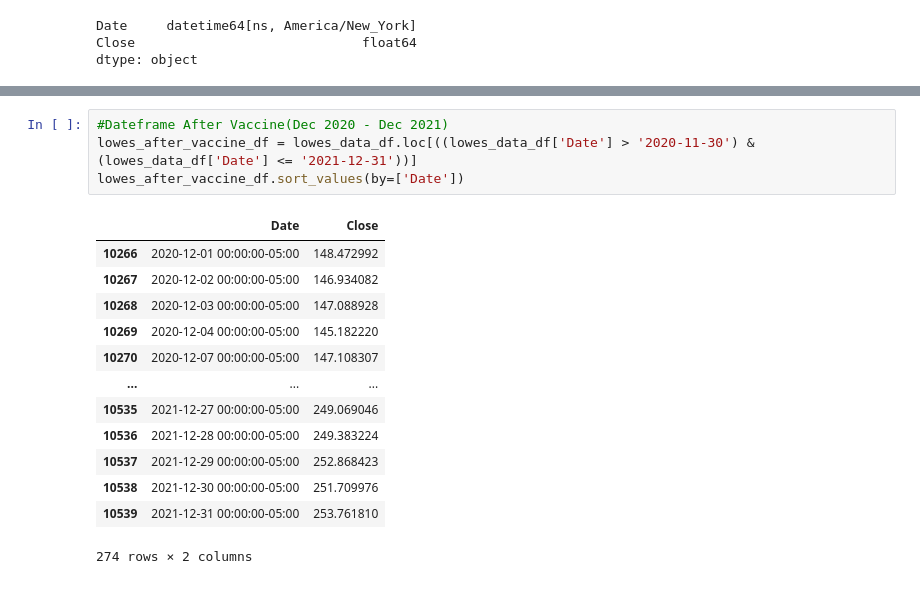
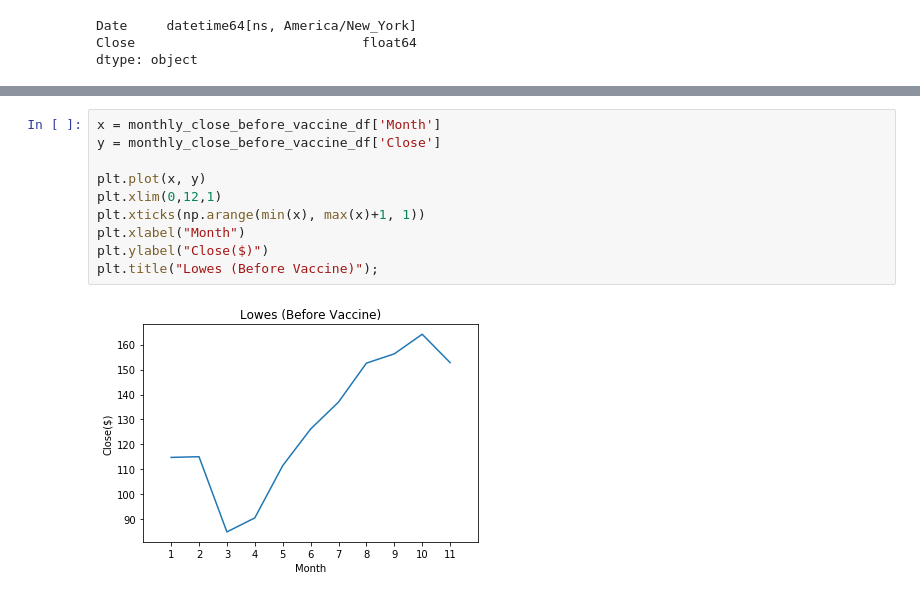
Before and after one commit to cjallow01/project-1, a Jupyter notebook: retail_covid_stocks.ipynb, the cells around one changed output, grey strips where cells are left out. Saved outputs shown, nothing was run; the diff lists cells and outputs as text.

```diff
--- a/retail_covid_stocks.ipynb
+++ b/retail_covid_stocks.ipynb
@@ -219,18 +326,12 @@ plt.title("Target(After Vaccine)");
-# %%
-#Dateframe After Vaccine(Dec 2020 - Dec 2021)
-lowes_after_vaccine_df = lowes_data_df.loc[((lowes_data_df['Date'] > '2020-11-30') & (lowes_data_df['Date'] <= '2021-12-31'))]
-lowes_after_vaccine_df.sort_values(by=['Date'])
-# %% [output]
-|  | Date | Close |
-| 10266 | 2020-12-01 00:00:00-05:00 | 148.472992 |
-| 10267 | 2020-12-02 00:00:00-05:00 | 146.934082 |
-| 10268 | 2020-12-03 00:00:00-05:00 | 147.088928 |
-| 10269 | 2020-12-04 00:00:00-05:00 | 145.182220 |
-| 10270 | 2020-12-07 00:00:00-05:00 | 147.108307 |
-| ... | ... | ... |
-| 10535 | 2021-12-27 00:00:00-05:00 | 249.069046 |
-| 10536 | 2021-12-28 00:00:00-05:00 | 249.383224 |
-| 10537 | 2021-12-29 00:00:00-05:00 | 252.868423 |
-| 10538 | 2021-12-30 00:00:00-05:00 | 251.709976 |
-| 10539 | 2021-12-31 00:00:00-05:00 | 253.761810 |
-274 rows × 2 columns
+# %%
+x = monthly_close_before_vaccine_df['Month']
+y = monthly_close_before_vaccine_df['Close']
+
+plt.plot(x, y)
+plt.xlim(0,12,1)
+plt.xticks(np.arange(min(x), max(x)+1, 1))
+plt.xlabel("Month")
+plt.ylabel("Close($)")
+plt.title("Lowes (Before Vaccine)");
+# %% [output]
+[figure, added]
```
Also changed, not shown: parts of 31 cells of this notebook, 3 other files.
